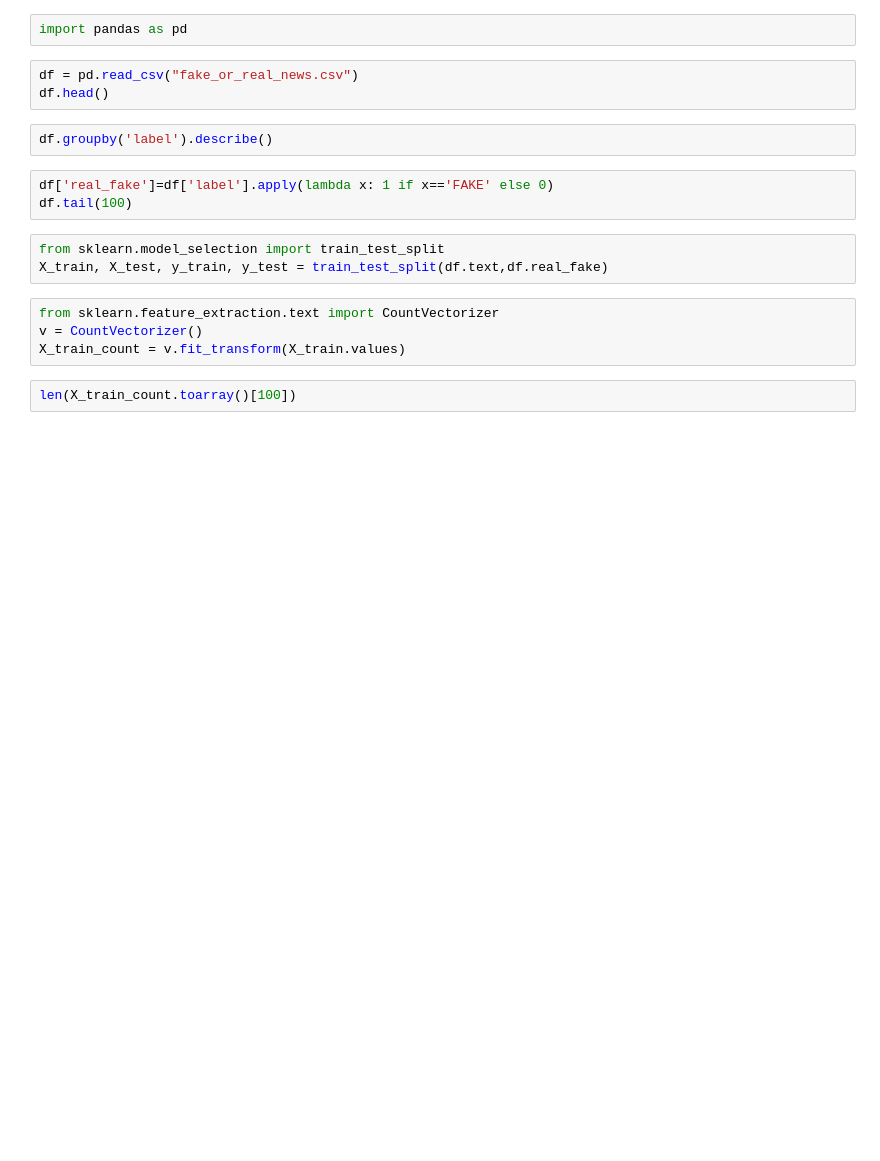
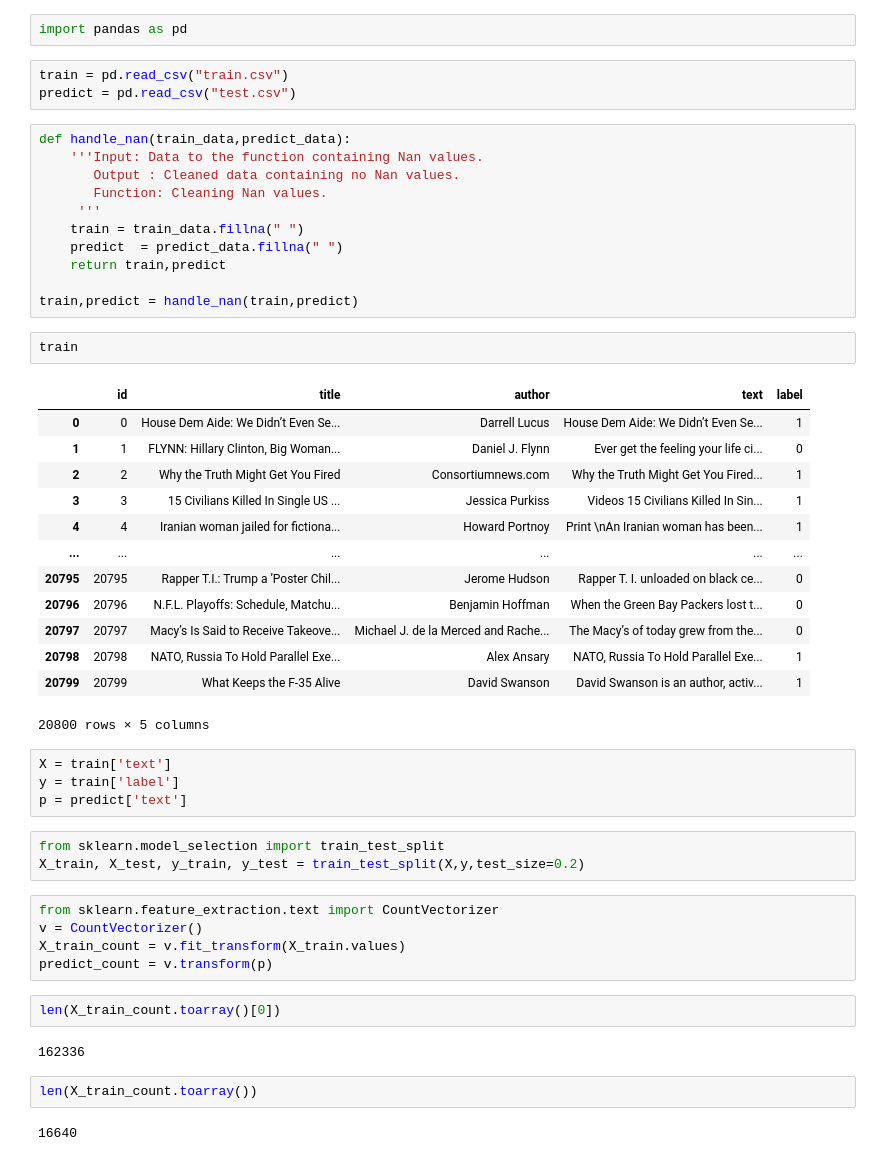
Before and after one commit to ouyangzhaode/Fake_News_Detection, a Jupyter notebook: Machine Leaning/ML_Bayesian_v1.ipynb, the cells around one changed output. Drawn from its saved outputs; the diff is of its cells as text; blank space fills up the shorter version.

```diff
--- a/Machine Leaning/ML_Bayesian_v1.ipynb
+++ b/Machine Leaning/ML_Bayesian_v1.ipynb
@@ -1,22 +1,55 @@
 # %%
 import pandas as pd
-# %%
-df = pd.read_csv("fake_or_real_news.csv")
-df.head()
-# %%
-df.groupby('label').describe()
-# %%
-df['real_fake']=df['label'].apply(lambda x: 1 if x=='FAKE' else 0)
-df.tail(100)
+# %%
+train = pd.read_csv("train.csv")
+predict = pd.read_csv("test.csv")
+# %%
+def handle_nan(train_data,predict_data):
+    '''Input: Data to the function containing Nan values.
+       Output : Cleaned data containing no Nan values.
+       Function: Cleaning Nan values.
+     '''
+    train = train_data.fillna(" ")
+    predict  = predict_data.fillna(" ")
+    return train,predict
+
+train,predict = handle_nan(train,predict)
+# %%
+train
+# %% [output]
+|  | id | title | author | text | label |
+| 0 | 0 | House Dem Aide: We Didn’t Even Se... | Darrell Lucus | House Dem Aide: We Didn’t Even Se... | 1 |
+| 1 | 1 | FLYNN: Hillary Clinton, Big Woman... | Daniel J. Flynn | Ever get the feeling your life ci... | 0 |
+| 2 | 2 | Why the Truth Might Get You Fired | Consortiumnews.com | Why the Truth Might Get You Fired... | 1 |
+| 3 | 3 | 15 Civilians Killed In Single US ... | Jessica Purkiss | Videos 15 Civilians Killed In Sin... | 1 |
+| 4 | 4 | Iranian woman jailed for fictiona... | Howard Portnoy | Print \nAn Iranian woman has been... | 1 |
+| ... | ... | ... | ... | ... | ... |
+| 20795 | 20795 | Rapper T.I.: Trump a ’Poster Chil... | Jerome Hudson | Rapper T. I. unloaded on black ce... | 0 |
+| 20796 | 20796 | N.F.L. Playoffs: Schedule, Matchu... | Benjamin Hoffman | When the Green Bay Packers lost t... | 0 |
+| 20797 | 20797 | Macy’s Is Said to Receive Takeove... | Michael J. de la Merced and Rache... | The Macy’s of today grew from the... | 0 |
+| 20798 | 20798 | NATO, Russia To Hold Parallel Exe... | Alex Ansary | NATO, Russia To Hold Parallel Exe... | 1 |
+| 20799 | 20799 | What Keeps the F-35 Alive | David Swanson | David Swanson is an author, activ... | 1 |
+20800 rows × 5 columns
+# %%
+X = train['text']
+y = train['label']
+p = predict['text']
 # %%
 from sklearn.model_selection import train_test_split
-X_train, X_test, y_train, y_test = train_test_split(df.text,df.real_fake)
+X_train, X_test, y_train, y_test = train_test_split(X,y,test_size=0.2)
 # %%
 from sklearn.feature_extraction.text import CountVectorizer
 v = CountVectorizer()
 X_train_count = v.fit_transform(X_train.values)
+predict_count = v.transform(p)
+# %%
+len(X_train_count.toarray()[0])
+# %% [output]
+162336
 # %%
-len(X_train_count.toarray()[100])
+len(X_train_count.toarray())
+# %% [output]
+16640
 # %%
 from sklearn.naive_bayes import MultinomialNB
 model = MultinomialNB()
```
Also changed, not shown: parts of 15 cells of this notebook, 2 other files.
